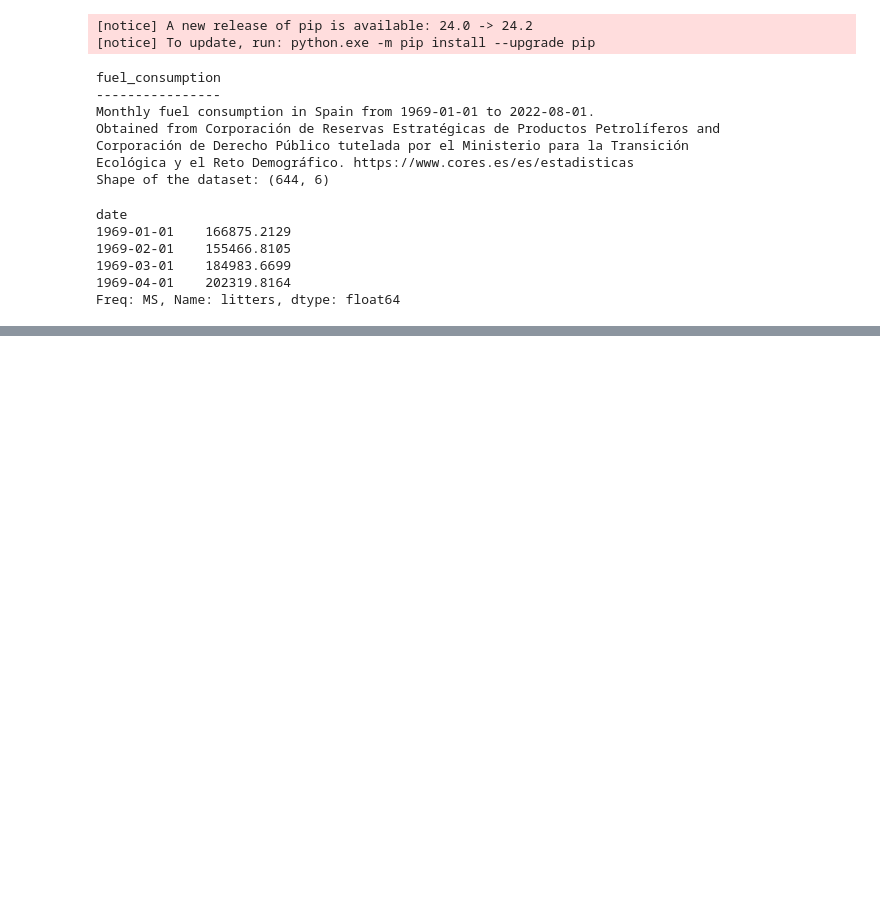
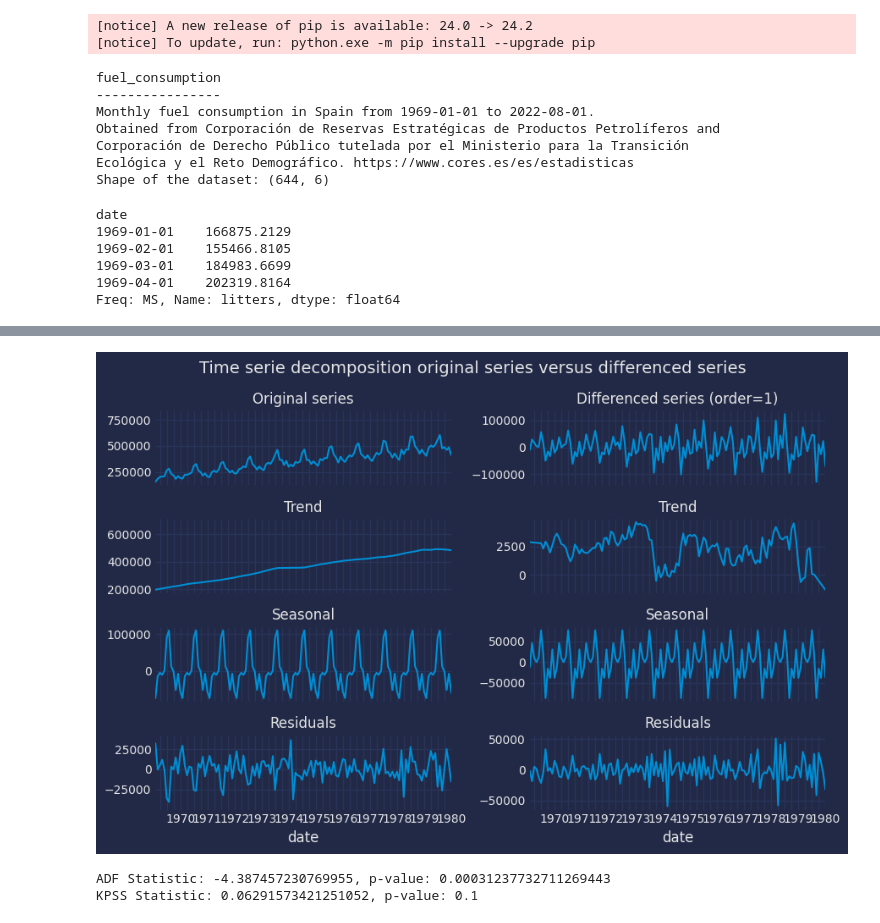
Before and after one commit to Casper0913/p9-energy, a Jupyter notebook: autoregression.ipynb, the cells around one changed output, grey strips where cells are left out. Saved outputs shown, nothing was run; the diff lists cells and outputs as text; code cells hidden in the pictures; blank space fills up the shorter version.

```diff
--- a/autoregression.ipynb
+++ b/autoregression.ipynb
@@ -93,0 +181,42 @@ ax.legend();
+# %%
+# Time series descoposition of original versus differenced series
+# ==============================================================================
+res_decompose = seasonal_decompose(data, model='additive', extrapolate_trend='freq')
+res_descompose_diff_2 = seasonal_decompose(data_diff_1, model='additive', extrapolate_trend='freq')
+
+fig, axs = plt.subplots(nrows=4, ncols=2, figsize=(9, 6), sharex=True)
+
+res_decompose.observed.plot(ax=axs[0, 0])
+axs[0, 0].set_title('Original series', fontsize=12)
+res_decompose.trend.plot(ax=axs[1, 0])
+axs[1, 0].set_title('Trend', fontsize=12)
+res_decompose.seasonal.plot(ax=axs[2, 0])
+axs[2, 0].set_title('Seasonal', fontsize=12)
+res_decompose.resid.plot(ax=axs[3, 0])
+axs[3, 0].set_title('Residuals', fontsize=12)
+res_descompose_diff_2.observed.plot(ax=axs[0, 1])
+axs[0, 1].set_title('Differenced series (order=1)', fontsize=12)
+res_descompose_diff_2.trend.plot(ax=axs[1, 1])
+axs[1, 1].set_title('Trend', fontsize=12)
+res_descompose_diff_2.seasonal.plot(ax=axs[2, 1])
+axs[2, 1].set_title('Seasonal', fontsize=12)
+res_descompose_diff_2.resid.plot(ax=axs[3, 1])
+axs[3, 1].set_title('Residuals', fontsize=12)
+fig.suptitle('Time serie decomposition original series versus differenced series', fontsize=14)
+fig.tight_layout()
+# %% [output]
+[figure, added]
+# %%
+# First-order differentiation combined with seasonal differentiation
+# ==============================================================================
+data_diff_1_12 = data_train.diff().diff(12).dropna()
+
+warnings.filterwarnings("ignore")
+adfuller_result = adfuller(data_diff_1_12)
+print(f'ADF Statistic: {adfuller_result[0]}, p-value: {adfuller_result[1]}')
+kpss_result = kpss(data_diff_1_12)
+print(f'KPSS Statistic: {kpss_result[0]}, p-value: {kpss_result[1]}')
+warnings.filterwarnings("default")
+# %% [output]
+ADF Statistic: -4.387457230769955, p-value: 0.00031237732711269443
+KPSS Statistic: 0.06291573421251052, p-value: 0.1
```
Also changed, not shown: parts of 25 cells of this notebook.
